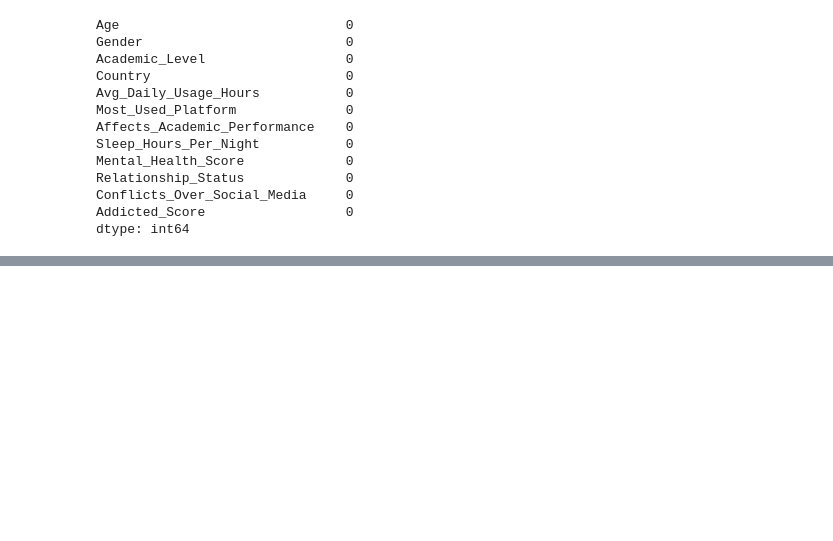
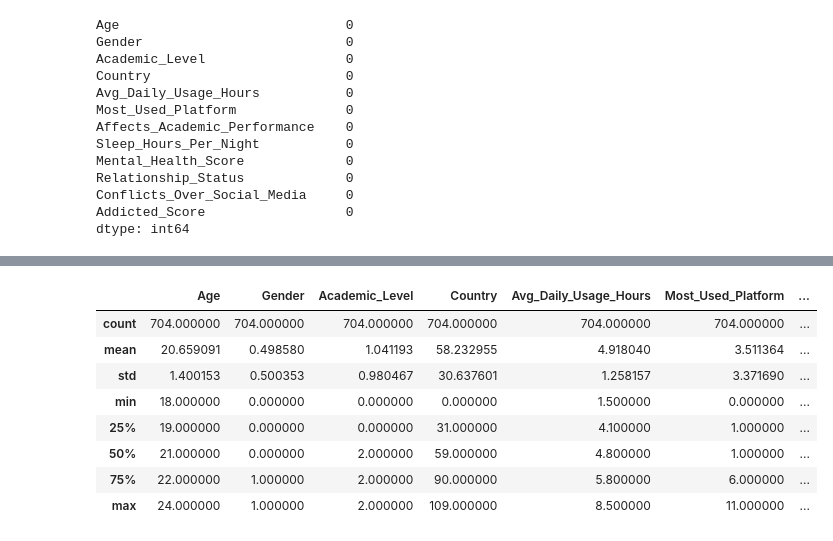
Before and after one commit to mojahid-t17/student-social-media-addiction-predict, a Jupyter notebook: Notebooks/EDA_Feature_engineering.ipynb, the cells around one changed output, grey strips where cells are left out. Cells and saved outputs as stored; diff of their text form; code cells hidden in the pictures; blank space fills up the shorter version.

```diff
--- a/Notebooks/EDA_Feature_engineering.ipynb
+++ b/Notebooks/EDA_Feature_engineering.ipynb
@@ -94,0 +200,12 @@ dtype: int64
+# %%
+dataset.describe()
+# %% [output]
+|  | Age | Gender | Academic_Level | Country | Avg_Daily_Usage_Hours | Most_Used_Platform | ... |
+| count | 704.000000 | 704.000000 | 704.000000 | 704.000000 | 704.000000 | 704.000000 | ... |
+| mean | 20.659091 | 0.498580 | 1.041193 | 58.232955 | 4.918040 | 3.511364 | ... |
+| std | 1.400153 | 0.500353 | 0.980467 | 30.637601 | 1.258157 | 3.371690 | ... |
+| min | 18.000000 | 0.000000 | 0.000000 | 0.000000 | 1.500000 | 0.000000 | ... |
+| 25% | 19.000000 | 0.000000 | 0.000000 | 31.000000 | 4.100000 | 1.000000 | ... |
+| 50% | 21.000000 | 0.000000 | 2.000000 | 59.000000 | 4.800000 | 1.000000 | ... |
+| 75% | 22.000000 | 1.000000 | 2.000000 | 90.000000 | 5.800000 | 6.000000 | ... |
+| max | 24.000000 | 1.000000 | 2.000000 | 109.000000 | 8.500000 | 11.000000 | ... |
```
Also changed, not shown: parts of 16 cells of this notebook.
